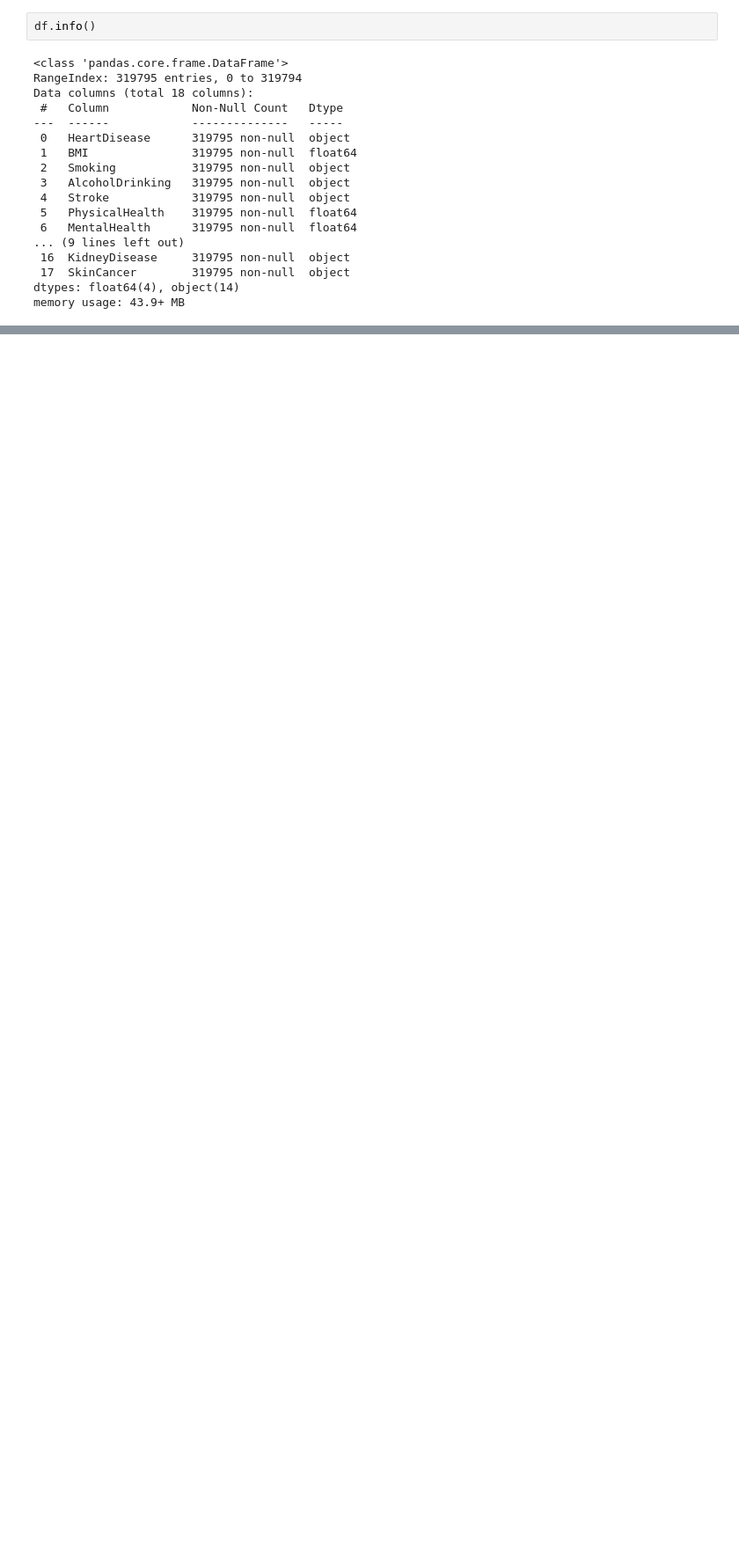
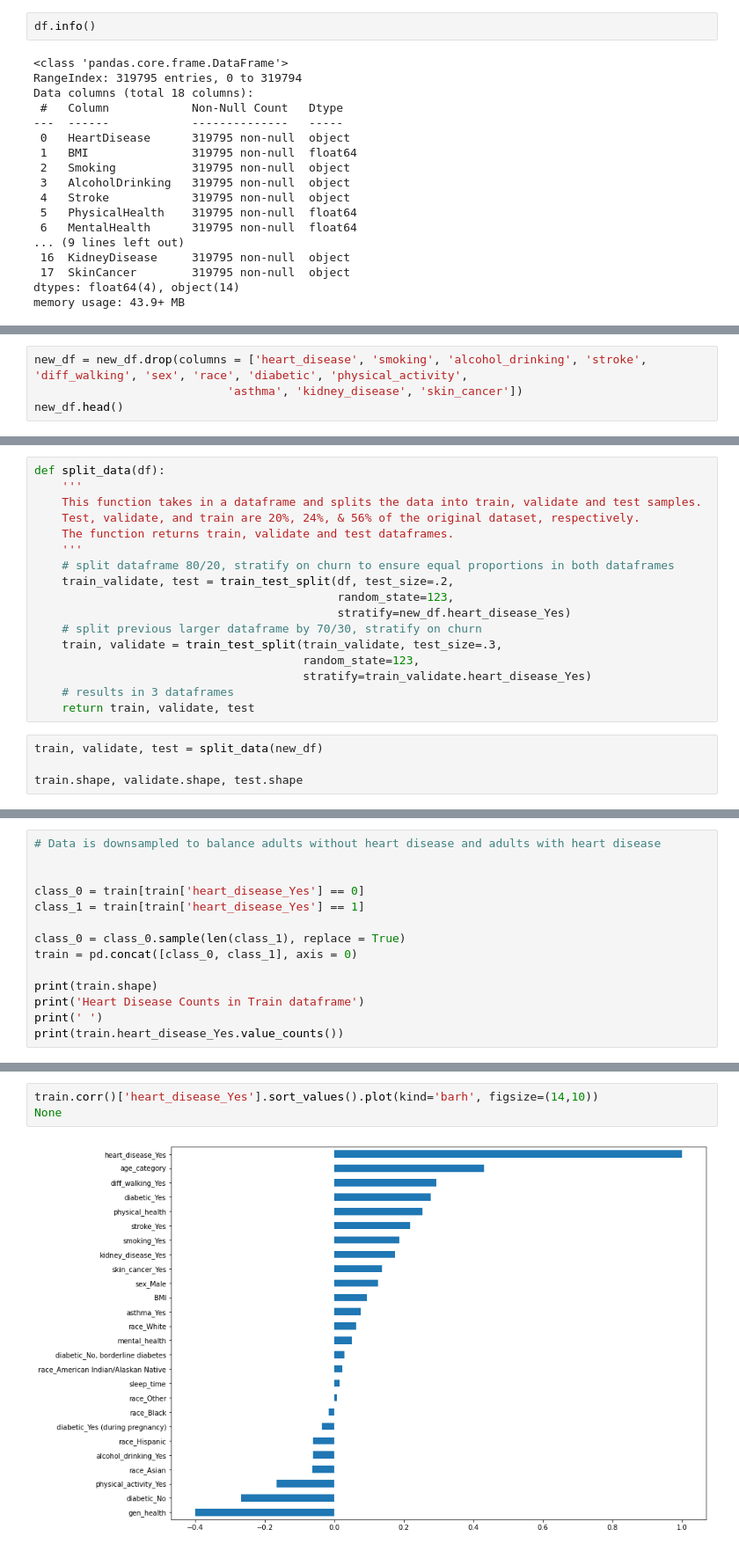
Before and after one commit to MatthewL09/heart-disease-project, a Jupyter notebook: heart_explore.ipynb, the cells around one changed output, grey strips where cells are left out. Shown at 88% size. Saved outputs shown, nothing was run; the diff lists cells and outputs as text; blank space fills up the shorter version.

```diff
--- a/heart_explore.ipynb
+++ b/heart_explore.ipynb
@@ -136,0 +303,4 @@ dummy_df.head()
+# %%
+new_df = new_df.drop(columns = ['heart_disease', 'smoking', 'alcohol_drinking', 'stroke', 'diff_walking', 'sex', 'race', 'diabetic', 'physical_activity',
+                            'asthma', 'kidney_disease', 'skin_cancer'])
+new_df.head()
@@ -136,0 +316,21 @@ dummy_df.head()
+# %%
+def split_data(df):
+    '''
+    This function takes in a dataframe and splits the data into train, validate and test samples.
+    Test, validate, and train are 20%, 24%, & 56% of the original dataset, respectively.
+    The function returns train, validate and test dataframes.
+    '''
+    # split dataframe 80/20, stratify on churn to ensure equal proportions in both dataframes
+    train_validate, test = train_test_split(df, test_size=.2,
+                                            random_state=123,
+                                            stratify=new_df.heart_disease_Yes)
+    # split previous larger dataframe by 70/30, stratify on churn
+    train, validate = train_test_split(train_validate, test_size=.3,
+                                       random_state=123,
+                                       stratify=train_validate.heart_disease_Yes)
+    # results in 3 dataframes
+    return train, validate, test
+# %%
+train, validate, test = split_data(new_df)
+
+train.shape, validate.shape, test.shape
@@ -136,0 +345,14 @@ dummy_df.head()
+# %%
+# Data is downsampled to balance adults without heart disease and adults with heart disease
+
+
+class_0 = train[train['heart_disease_Yes'] == 0]
+class_1 = train[train['heart_disease_Yes'] == 1]
+
+class_0 = class_0.sample(len(class_1), replace = True)
+train = pd.concat([class_0, class_1], axis = 0)
+
+print(train.shape)
+print('Heart Disease Counts in Train dataframe')
+print(' ')
+print(train.heart_disease_Yes.value_counts())
@@ -136,0 +425,5 @@ dummy_df.head()
+# %%
+train.corr()['heart_disease_Yes'].sort_values().plot(kind='barh', figsize=(14,10))
+None
+# %% [output]
+[figure, added]
```
Also changed, not shown: parts of 47 cells of this notebook, 1 other file.
